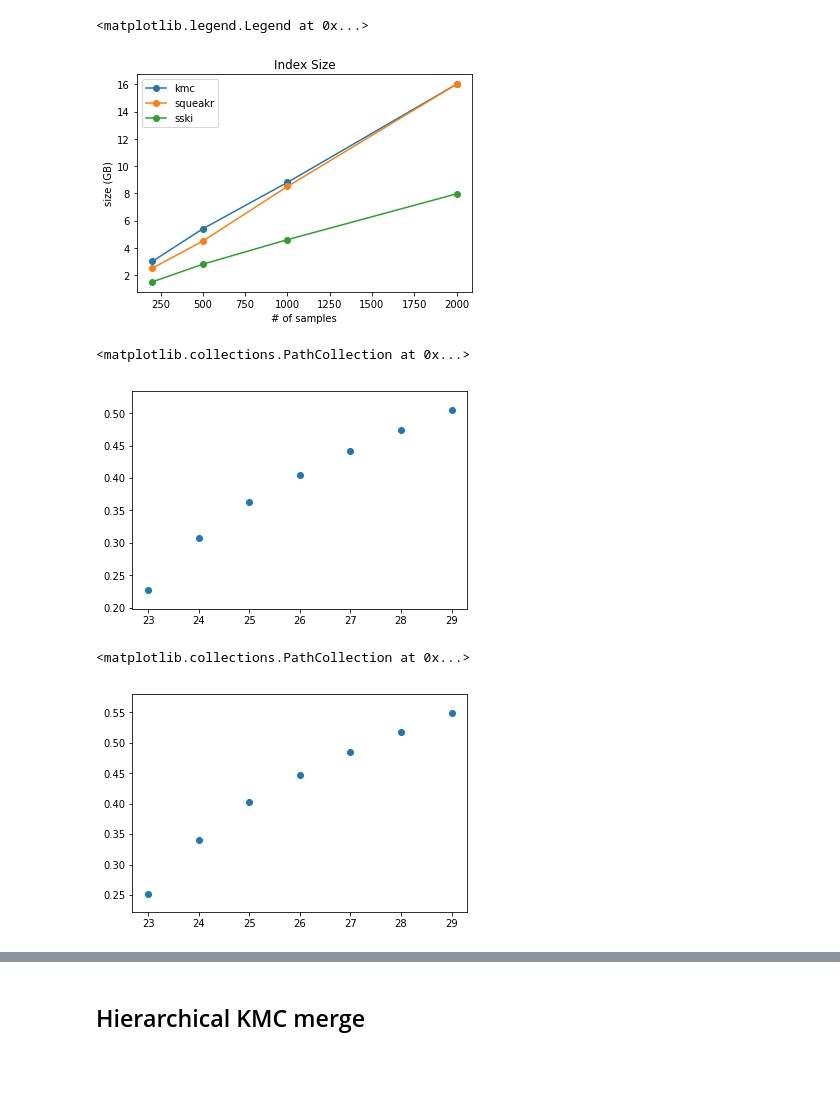
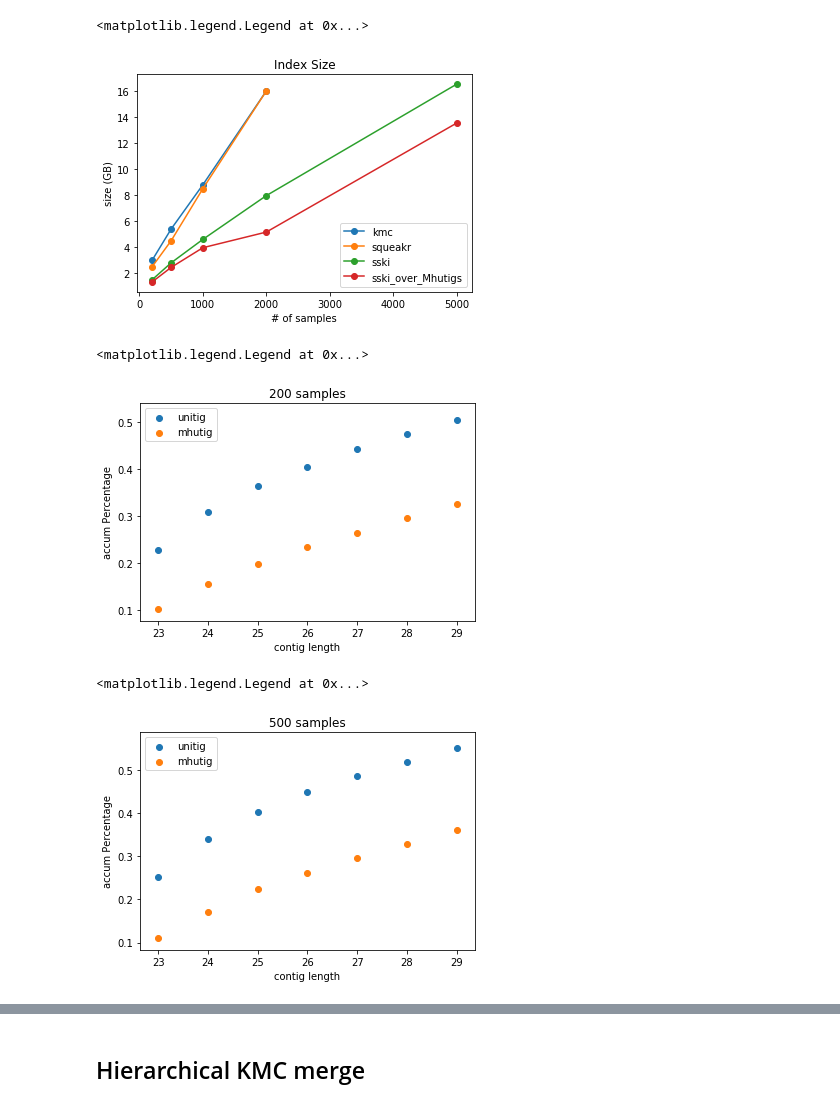
Before and after one commit to fataltes/quickNBs, a Jupyter notebook: sski.ipynb, the cells around one changed output, grey strips where cells are left out. Drawn from its saved outputs; the diff is of its cells as text; code cells hidden in the pictures; blank space fills up the shorter version.

Commit message:
Added results for MHUtig

```diff
--- a/sski.ipynb
+++ b/sski.ipynb
@@ -9,40 +9,68 @@ import time
 # %%
 kmc=[3, 5.4, 8.8, 16]
 squeakr=[2.5, 4.5, 8.5, 16]
-sski=[1.5, 2.8, 4.6, 7.96]
+sski=[1.5, 2.8, 4.6, 7.96, 16.52]
+sskiOverMhutig=[1.33, 2.45, 3.96, 5.16, 13.53]
 plt.plot([200, 500, 1000, 2000], kmc, '-o')
 plt.plot([200, 500, 1000, 2000], squeakr, '-o')
-plt.plot([200, 500, 1000, 2000], sski, '-o')
+plt.plot([200, 500, 1000, 2000, 5000], sski, '-o')
+plt.plot([200, 500, 1000, 2000, 5000], sskiOverMhutig, '-o')
 plt.title("Index Size")
 plt.ylabel('size (GB)')
 plt.xlabel('# of samples')
-plt.legend(['kmc', 'squeakr', 'sski'])
+plt.legend(['kmc', 'squeakr', 'sski', 'sski_over_Mhutigs'])
 # %% [output]
 <matplotlib.legend.Legend at 0x...>
-[figure, old version]
+[figure, new version]
 # %%
 totalContigs=67683501
 d200 = pd.read_csv("/mnt/scratch1/fatemeh/mantis-recomb/tmp200", sep=" ", header=None)
 d200.columns = ['count', 'length']
 limited=d200[d200['length'] < 30]
-limited = limited.sort_values('count', ascending=False)
+limited = limited.sort_values('length', ascending=True)
 limited['accumCount']=limited['count'].cumsum()
 plt.scatter(limited['length'], limited['accumCount']/totalContigs)
+
+totalContigs=38488007
+nd200 = pd.read_csv("/mnt/scratch1/fatemeh/mantis-recomb/indices/nobbb_mantis_0_2k_k23.idx/cnt_mhutig.out", sep=" ", header=None)
+nd200.columns = ['count', 'length']
+limited=nd200[nd200['length'] < 30]
+limited = limited.sort_values('length', ascending=True)
+limited['accumCount']=limited['count'].cumsum()
+plt.scatter(limited['length'], limited['accumCount']/totalContigs)
+
+plt.title('200 samples')
+plt.ylabel('accum Percentage')
+plt.xlabel('contig length')
+plt.legend(['unitig', 'mhutig'])
 # %% [output]
-<matplotlib.collections.PathCollection at 0x...>
+<matplotlib.legend.Legend at 0x...>
-[figure, old version]
+[figure, new version]
 # %%
 totalContigs=139749164
 d500 = pd.read_csv("/mnt/scratch1/fatemeh/mantis-recomb/tmp500", sep=" ", header=None)
 d500.columns = ['count', 'length']
 limited=d500[d500['length'] < 30]
-limited = limited.sort_values('count', ascending=False)
+limited = limited.sort_values('length', ascending=True)
 limited['accumCount']=limited['count'].cumsum()
 limited.head()
 plt.scatter(limited['length'], limited['accumCount']/totalContigs)
+
+totalContigs=77185325
+nd200 = pd.read_csv("/mnt/scratch1/fatemeh/mantis-recomb/indices/nobbb_mantis_0_5k_k23.idx/cnt_mhutig.out", sep=" ", header=None)
+nd200.columns = ['count', 'length']
+limited=nd200[nd200['length'] < 30]
+limited = limited.sort_values('length', ascending=True)
+limited['accumCount']=limited['count'].cumsum()
+plt.scatter(limited['length'], limited['accumCount']/totalContigs)
+
+plt.title('500 samples')
+plt.ylabel('accum Percentage')
+plt.xlabel('contig length')
+plt.legend(['unitig', 'mhutig'])
 # %% [output]
-<matplotlib.collections.PathCollection at 0x...>
+<matplotlib.legend.Legend at 0x...>
-[figure, old version]
+[figure, new version]
 # %%
 totalContigs=244077866
 d1k = pd.read_csv("/mnt/scratch1/fatemeh/mantis-recomb/tmp1k", sep=" ", header=None)
```
Also changed, not shown: parts of 3 cells of this notebook.
